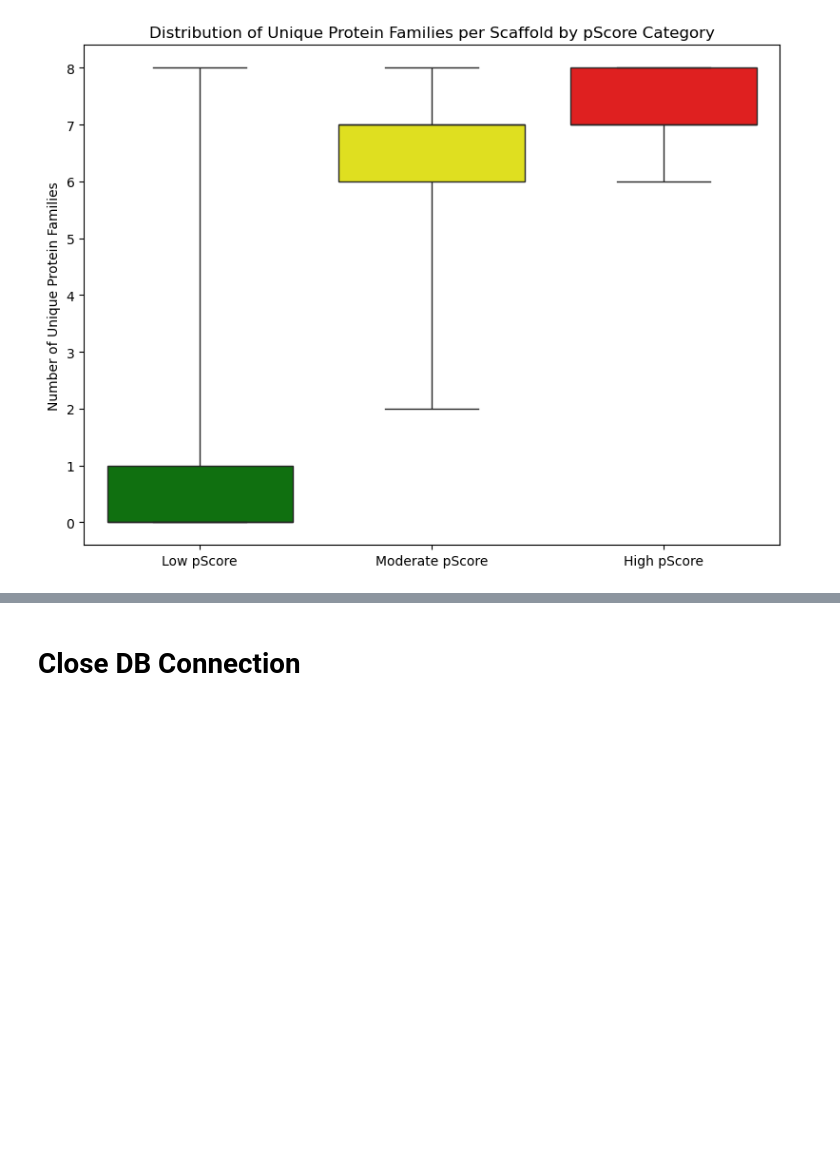
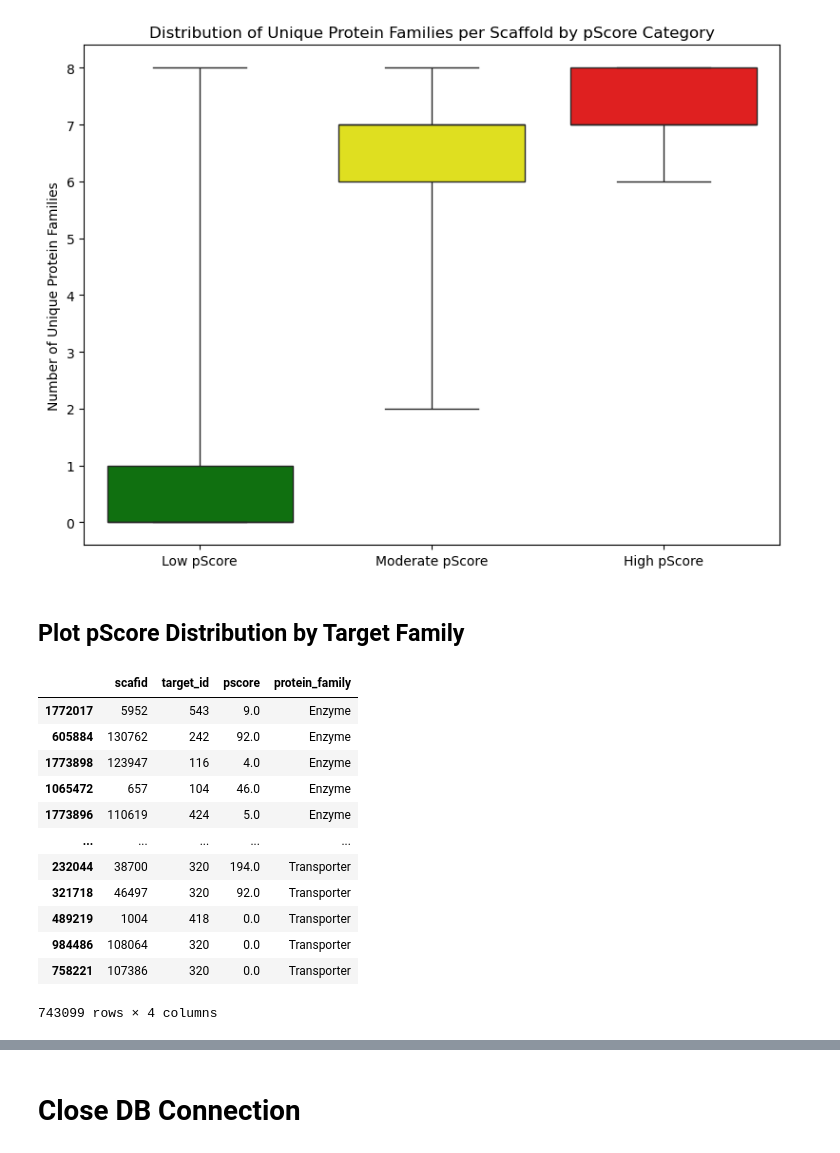
Before and after one commit to unmtransinfo/Badapple2, a Jupyter notebook: src/notebooks/target_pscore_analysis.ipynb, the cells around one changed output, grey strips where cells are left out. Saved outputs shown, nothing was run; the diff lists cells and outputs as text; code cells hidden in the pictures; blank space fills up the shorter version.

```diff
--- a/src/notebooks/target_pscore_analysis.ipynb
+++ b/src/notebooks/target_pscore_analysis.ipynb
@@ -428,3 +429,5 @@ create_boxplots(scaf_family_stats, "pScore_category", "unique_protein_families",
                 "Distribution of Unique Protein Families per Scaffold by pScore Category")
 # %% [output]
 [figure]
+# %% [markdown]
+## Plot pScore Distribution by Target Family
@@ -430,0 +436,17 @@ create_boxplots(scaf_family_stats, "pScore_category", "unique_protein_families",
+# %%
+scaf2fam_nonan_df = scaf2fam_nonan_df.sort_values(by="protein_family")
+scaf2fam_nonan_df
+# %% [output]
+|  | scafid | target_id | pscore | protein_family |
+| 1772017 | 5952 | 543 | 9.0 | Enzyme |
+| 605884 | 130762 | 242 | 92.0 | Enzyme |
+| 1773898 | 123947 | 116 | 4.0 | Enzyme |
+| 1065472 | 657 | 104 | 46.0 | Enzyme |
+| 1773896 | 110619 | 424 | 5.0 | Enzyme |
+| ... | ... | ... | ... | ... |
+| 232044 | 38700 | 320 | 194.0 | Transporter |
+| 321718 | 46497 | 320 | 92.0 | Transporter |
+| 489219 | 1004 | 418 | 0.0 | Transporter |
+| 984486 | 108064 | 320 | 0.0 | Transporter |
+| 758221 | 107386 | 320 | 0.0 | Transporter |
+743099 rows × 4 columns
```
Also changed, not shown: parts of 12 cells of this notebook.
